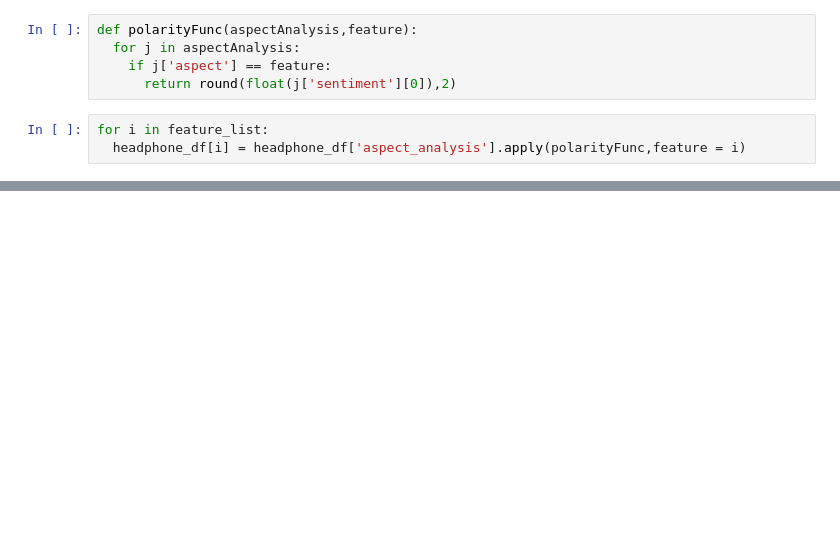
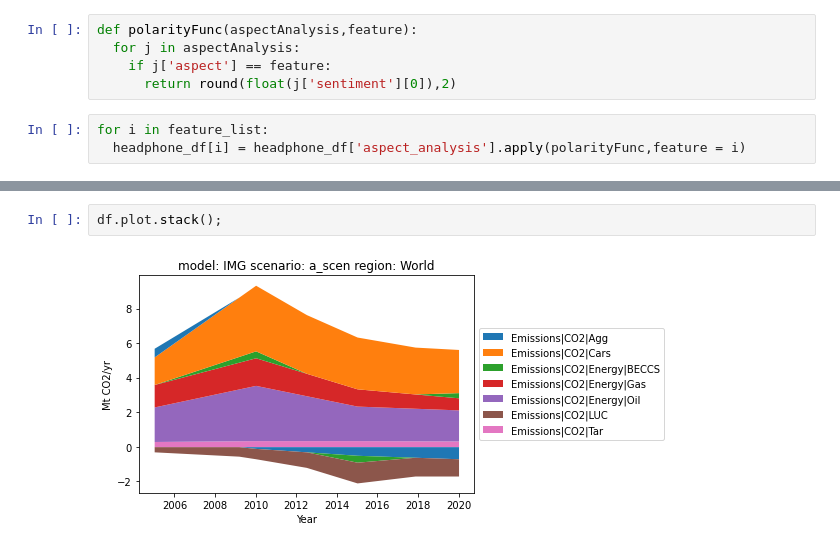
Before and after one commit to sanjeevhm/BDAProject, a Jupyter notebook: Sentiment_Analysis_2.ipynb, the cells around one changed output, grey strips where cells are left out. Saved outputs shown, nothing was run; the diff lists cells and outputs as text; blank space fills up the shorter version.

```diff
--- a/Sentiment_Analysis_2.ipynb
+++ b/Sentiment_Analysis_2.ipynb
@@ -111,0 +499,4 @@ headphone_df.tail()
+# %%
+df.plot.stack();
+# %% [output]
+[figure, added]
```
Also changed, not shown: parts of 35 cells of this notebook, 14 other files.
